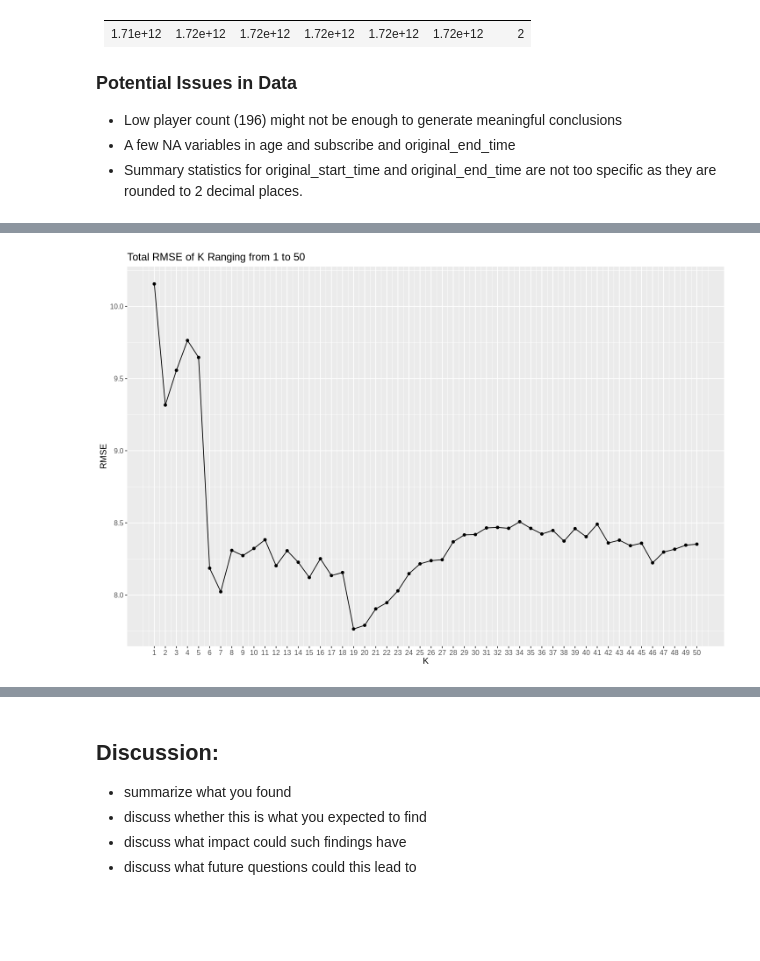
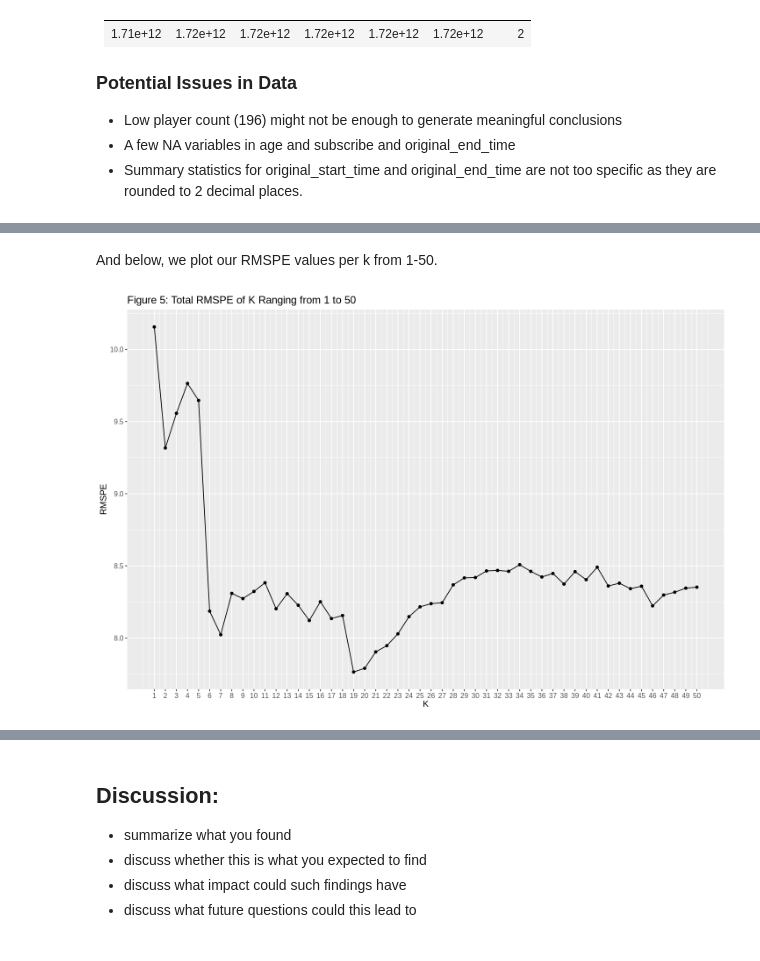
Before and after one commit to nesteagle/DSCI100-Project, a Jupyter notebook: report/report.ipynb, the cells around one changed output, grey strips where cells are left out. Drawn from its saved outputs; the diff is of its cells as text; code cells hidden in the pictures; blank space fills up the shorter version.

```diff
--- a/report/report.ipynb
+++ b/report/report.ipynb
@@ -336,16 +271,14 @@ A tibble: 1 × 7
+# %% [markdown]
+And below, we plot our RMSPE values per k from 1-50.
 # %%
-# rmse plot with k values
-
-options(repr.plot.width = 12, repr.plot.height = 8)
-
 rmse_plot <- players_results |>
     ggplot(aes(x = neighbors, y = std_err)) +
     geom_point() +
     geom_line () +
-    labs(x = "K", y = "RMSE", title = "Total RMSE of K Ranging from 1 to 50") +
+    labs(x = "K", y = "RMSPE", title = "Figure 5: Total RMSPE of K Ranging from 1 to 50") +
     scale_x_continuous(breaks = 1:50) +
     theme(text = element_text(size = 12))
 
 rmse_plot
 # %% [output]
-[figure, old version]
+[figure, new version]
```
Also changed, not shown: parts of 20 cells of this notebook.
